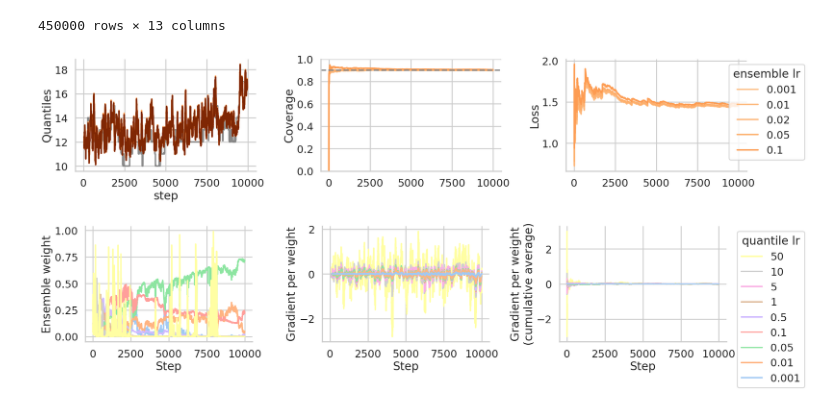
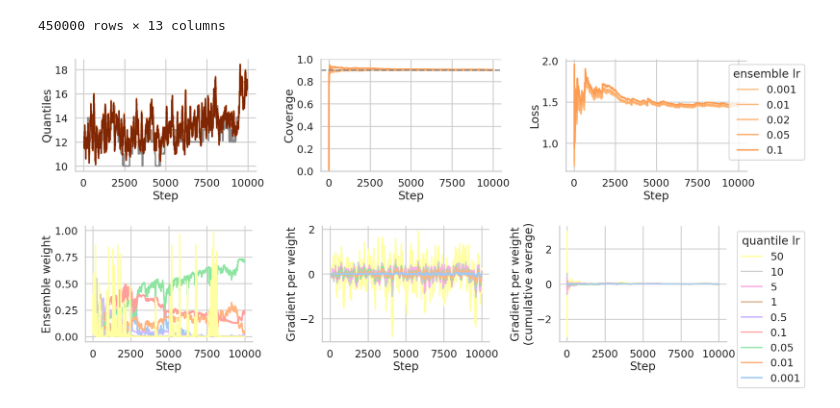
Before and after one commit to aangelopoulos/gradient-equilibrium, a Jupyter notebook: mimic_stay/quantile_ensembling.ipynb, the cells around one changed output. Drawn from its saved outputs; the diff is of its cells as text; code cells hidden in the pictures.

Commit message:
[fix plots]

```diff
--- a/mimic_stay/quantile_ensembling.ipynb
+++ b/mimic_stay/quantile_ensembling.ipynb
@@ -187,36 +187,39 @@ _lp = sns.lineplot(ax=axs[0], data=pred_df,
                   hue_order=ensemble_lrs)
 
 axs[0].set_ylabel("Quantiles")
+axs[0].set_xlabel("Step")
 _lp.get_legend().remove()
 
 # Middle plot: Coverage
 for ensemble_lr in ensemble_lrs:
     axs[1].plot(
         df[df.ensemble_lr == ensemble_lr].step,
         df[df.ensemble_lr == ensemble_lr]['covered'].expanding().mean(),
         color=lr_cmap(ensemble_lr)
     )
 axs[1].set_ylabel("Coverage")
+axs[1].set_xlabel("Step")
 axs[1].set_ylim([0,1])
 axs[1].axhline(0.9, color="#888888", linestyle='--')
 
 # Right plot: Loss
 for ensemble_lr in ensemble_lrs:
     axs[2].plot(
         df[df.ensemble_lr == ensemble_lr].step,
         df[df.ensemble_lr == ensemble_lr]['ensemble_loss'].expanding().mean(),
         color=lr_cmap(ensemble_lr),
         label=ensemble_lr
     )
 axs[2].set_ylabel("Loss")
+axs[2].set_xlabel("Step")
 axs[2].legend(loc="upper right", bbox_to_anchor=(1.35,1), title='ensemble lr')
 
 plt.tight_layout()
 sns.despine(top=True, right=True)
 os.makedirs('./plots/quantile_ensembling', exist_ok=True)
 plt.savefig('./plots/quantile_ensembling/series.pdf')
 # %% [output]
-[figure, old version]
+[figure, new version]
 # %%
 # Set styling
 sns.set_style("whitegrid")
```
Also changed, not shown: 1 other file.
